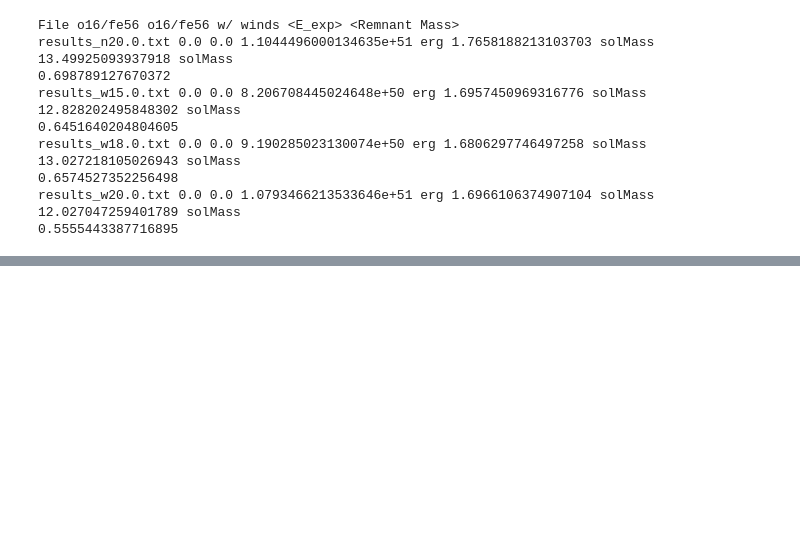
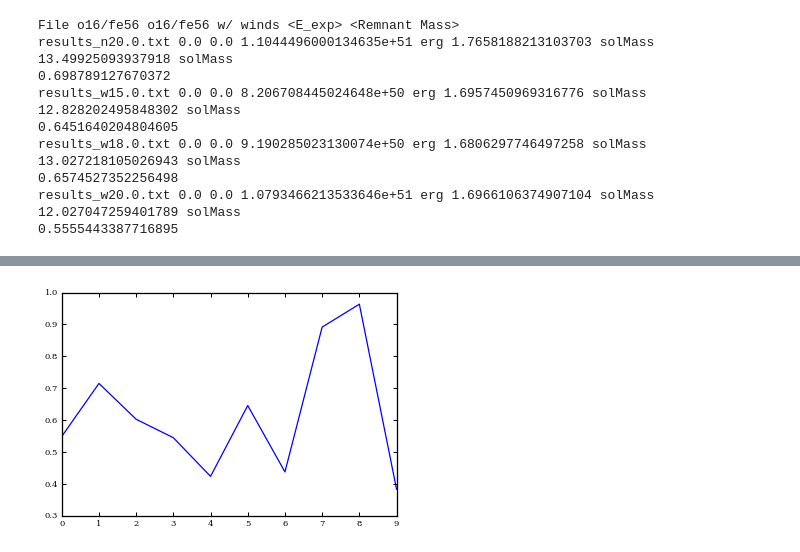
Before and after one commit to brownjustinmichael/KEPLER-Utilities, a Jupyter notebook: ipython/IMF Integrator.ipynb, the cells around one changed output, grey strips where cells are left out. Drawn from its saved outputs; the diff is of its cells as text; code cells hidden in the pictures; blank space fills up the shorter version.

```diff
--- a/ipython/IMF Integrator.ipynb
+++ b/ipython/IMF Integrator.ipynb
@@ -188,0 +242,5 @@ array([ 0.010391  ,  0.01021428,  0.01004181,  0.00987346,  0.00970911,
+# %%
+np.random.seed(0)
+plt.plot(np.random.rand(10));
+# %% [output]
+[figure, added]
```
Also changed, not shown: parts of 25 cells of this notebook, 7 other files.
